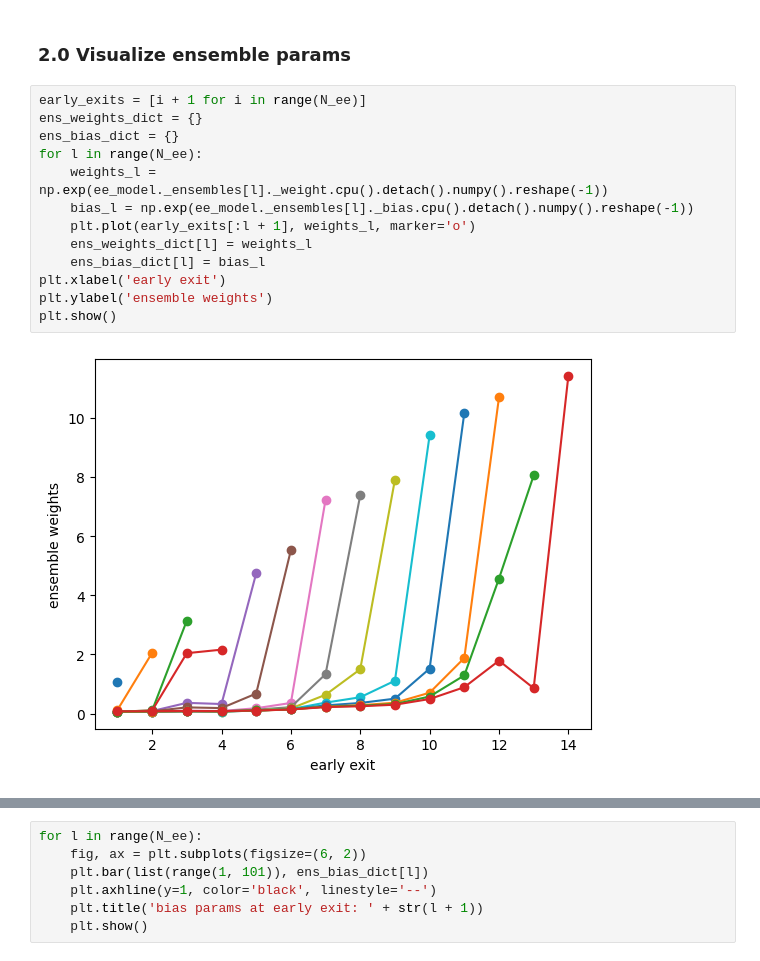
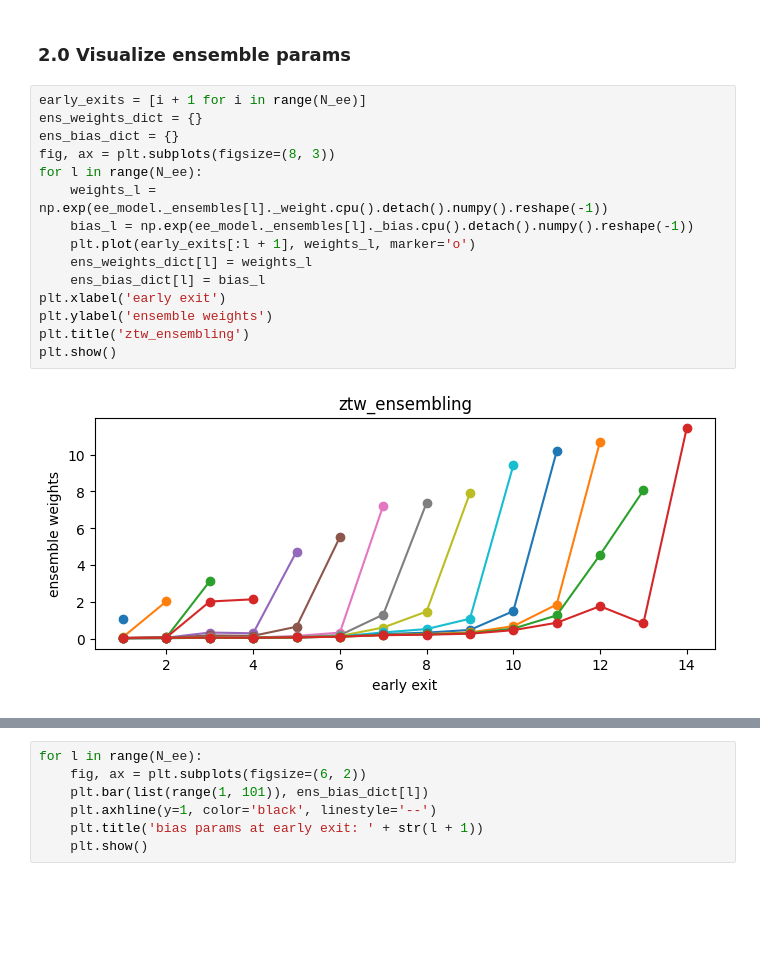
Before and after one commit to metodj/Zero-Time-Waste, a Jupyter notebook: ztw_rewrite/monotonicity.ipynb, the cells around one changed output, grey strips where cells are left out. Cells and saved outputs as stored; diff of their text form; blank space fills up the shorter version.

Commit message:
ensemble weights plots

```diff
--- a/ztw_rewrite/monotonicity.ipynb
+++ b/ztw_rewrite/monotonicity.ipynb
@@ -130,15 +130,17 @@ N_ee = ee_model._base_model.number_of_attached_heads
 # %%
 early_exits = [i + 1 for i in range(N_ee)]
 ens_weights_dict = {}
 ens_bias_dict = {}
+fig, ax = plt.subplots(figsize=(8, 3))
 for l in range(N_ee):
     weights_l = np.exp(ee_model._ensembles[l]._weight.cpu().detach().numpy().reshape(-1))
     bias_l = np.exp(ee_model._ensembles[l]._bias.cpu().detach().numpy().reshape(-1))
     plt.plot(early_exits[:l + 1], weights_l, marker='o')
     ens_weights_dict[l] = weights_l
     ens_bias_dict[l] = bias_l
 plt.xlabel('early exit')
 plt.ylabel('ensemble weights')
+plt.title('ztw_ensembling')
 plt.show()
 # %% [output]
-[figure, old version]
+[figure, new version]
```
Also changed, not shown: parts of 5 cells of this notebook.
